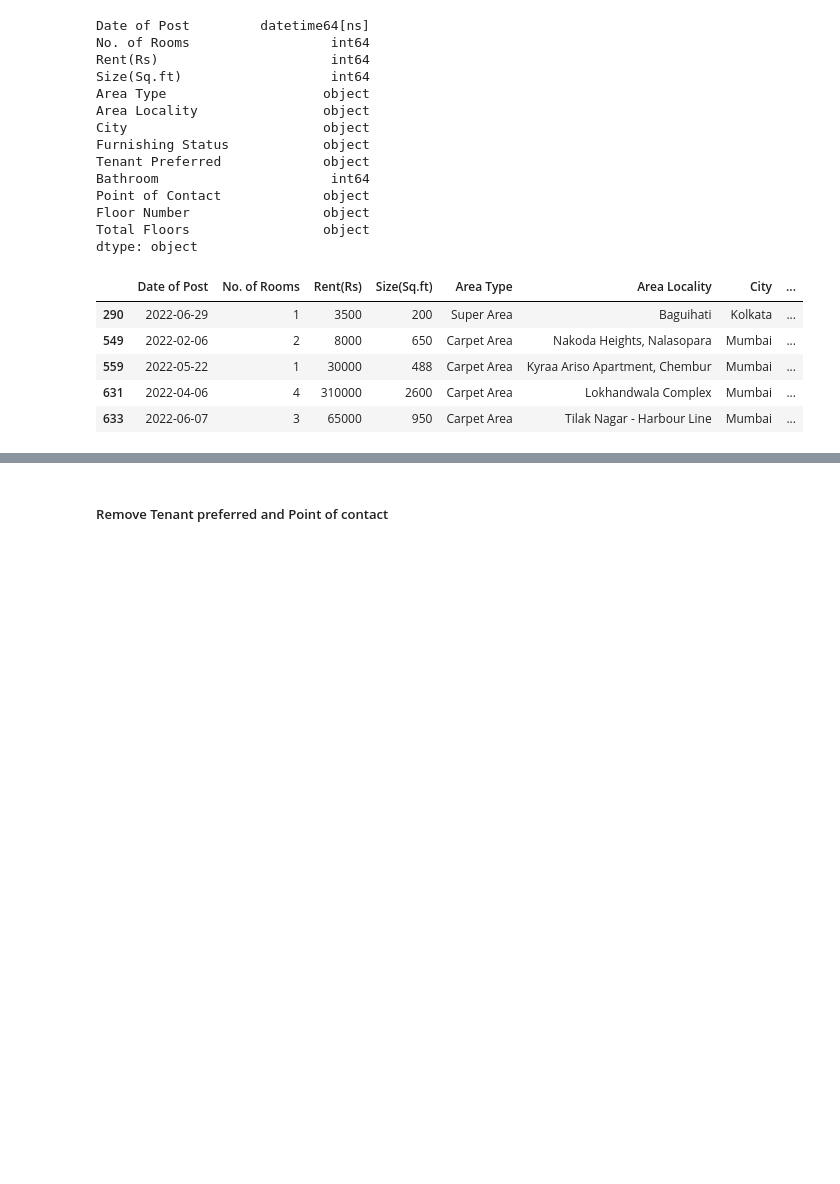
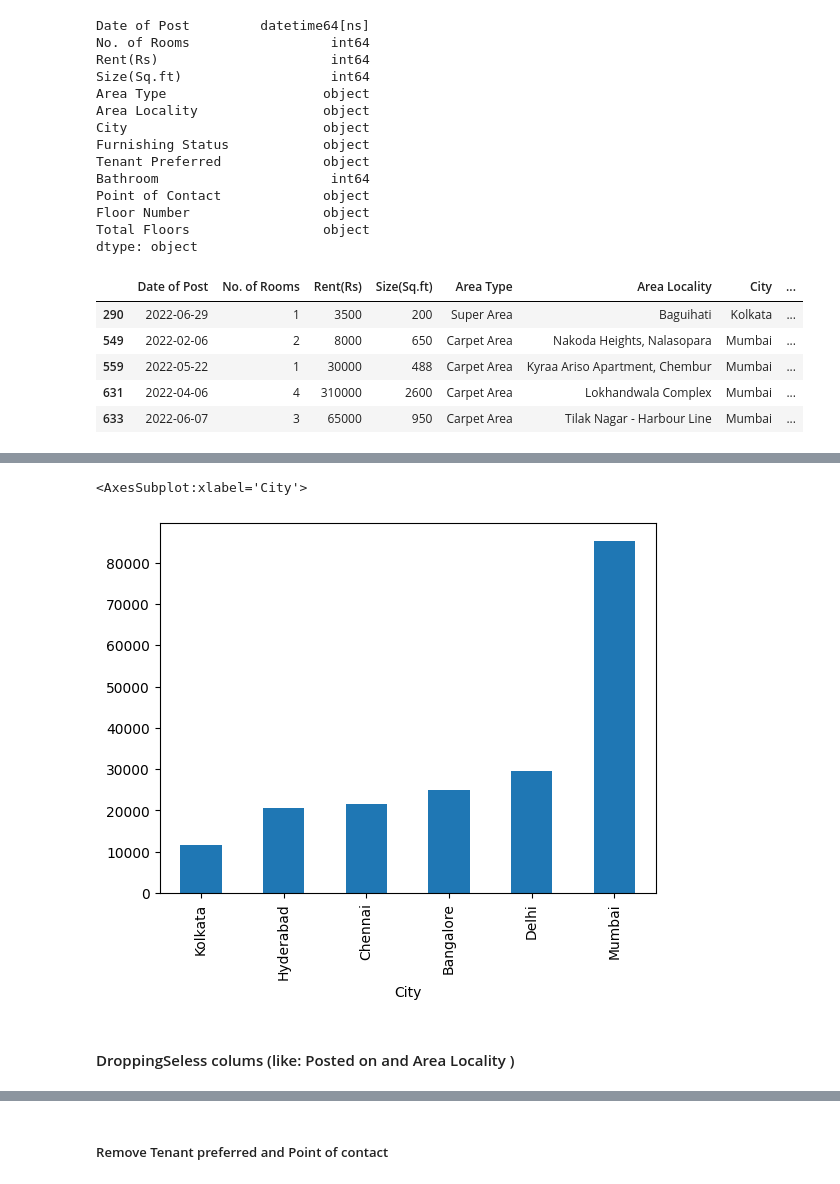
Before and after one commit to Elisha-George/Rent-Prediction__Using-Data-Science, a Jupyter notebook: IDS_Pandas_File.ipynb, the cells around one changed output, grey strips where cells are left out. Drawn from its saved outputs; the diff is of its cells as text; code cells hidden in the pictures; blank space fills up the shorter version.

```diff
--- a/IDS_Pandas_File.ipynb
+++ b/IDS_Pandas_File.ipynb
@@ -310,0 +340,3 @@ all_data = all_data[all_data['Floor Number'].str[0] != 'U']
+# %%
+mean_rent_ofCities = all_data.groupby('City')['Rent(Rs)'].mean().sort_values()
+print(mean_rent_ofCities)
@@ -310,0 +352,5 @@ all_data = all_data[all_data['Floor Number'].str[0] != 'U']
+# %%
+mean_rent_ofCities.plot(kind="bar")
+# %% [output]
+<AxesSubplot:xlabel='City'>
+[figure, added]
@@ -310,0 +359,2 @@ all_data = all_data[all_data['Floor Number'].str[0] != 'U']
+# %% [markdown]
+#### DroppingSeless colums (like: Posted on and Area Locality )
```
Also changed, not shown: parts of 49 cells of this notebook, 1 other file.
